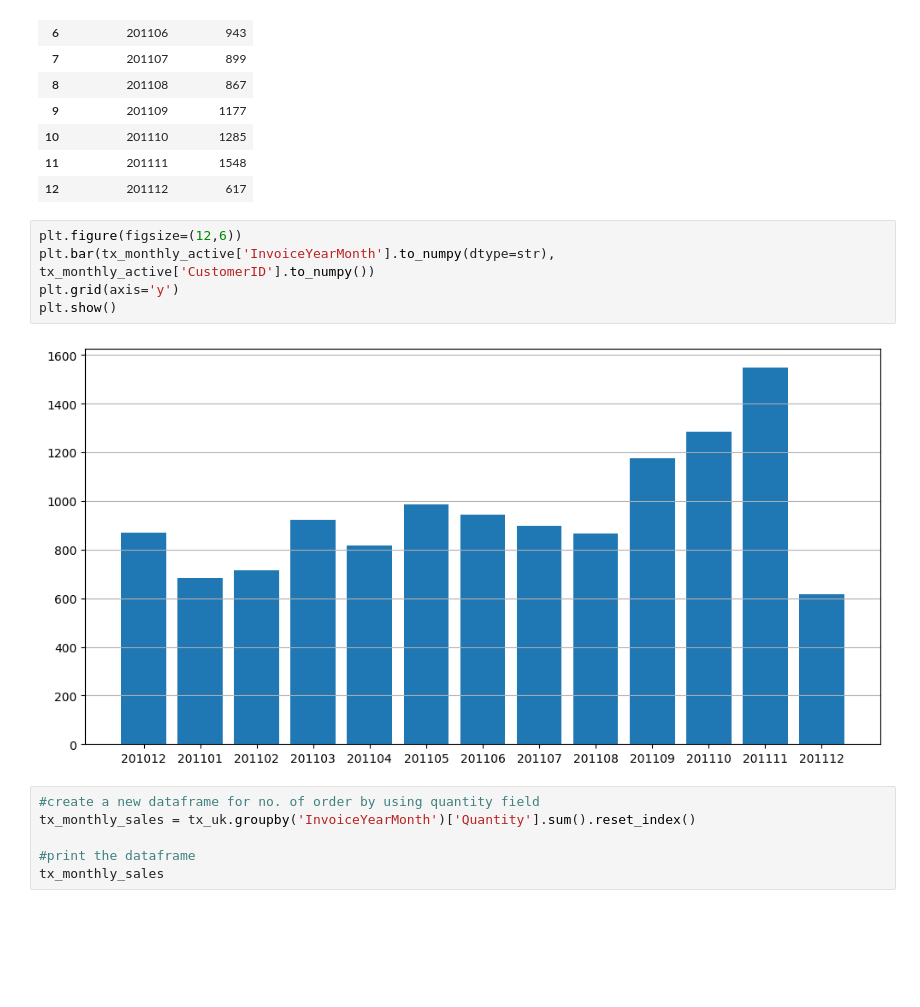
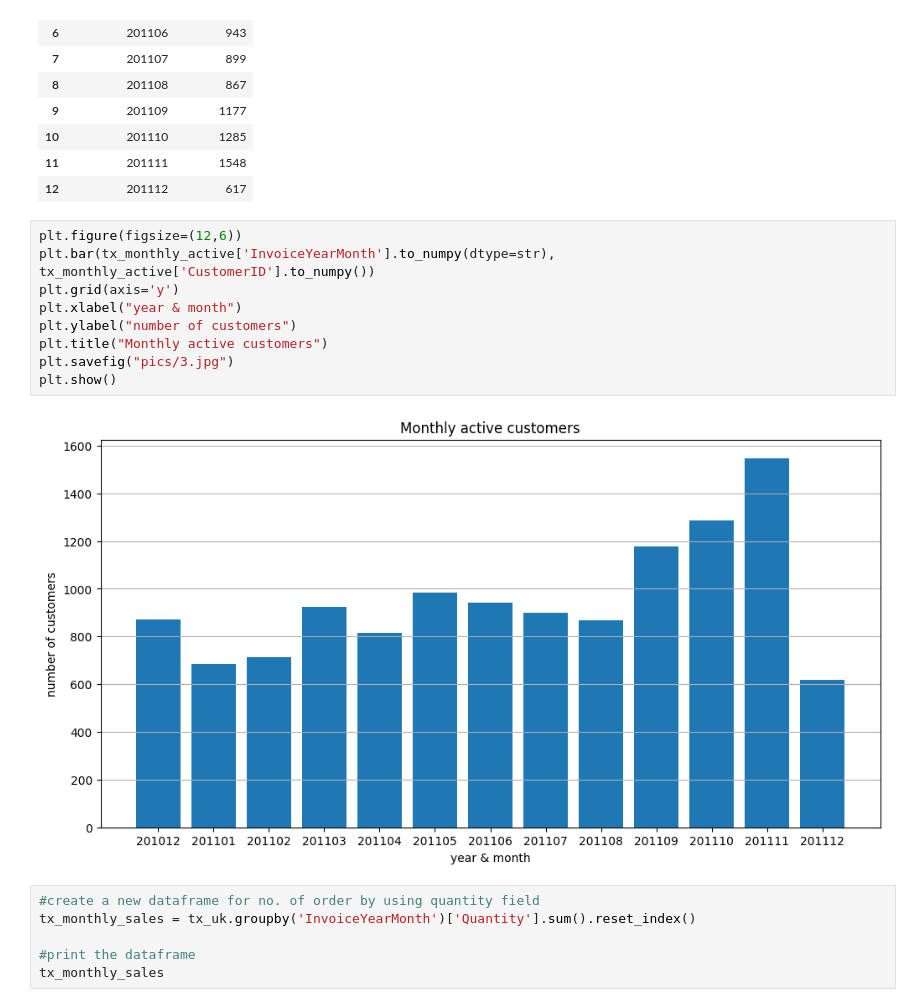
Before and after one commit to MahdiAhmadiKamal/PyLearn7-Data-Science, a Jupyter notebook: PyLearn7-Assignment39/online retail/online_retail.ipynb, the cells around one changed output. Drawn from its saved outputs; the diff is of its cells as text; blank space fills up the shorter version.

```diff
--- a/PyLearn7-Assignment39/online retail/online_retail.ipynb
+++ b/PyLearn7-Assignment39/online retail/online_retail.ipynb
@@ -105,10 +113,14 @@ tx_monthly_active
 # %%
 plt.figure(figsize=(12,6))
 plt.bar(tx_monthly_active['InvoiceYearMonth'].to_numpy(dtype=str), tx_monthly_active['CustomerID'].to_numpy())
 plt.grid(axis='y')
+plt.xlabel("year & month")
+plt.ylabel("number of customers")
+plt.title("Monthly active customers")
+plt.savefig("pics/3.jpg")
 plt.show()
 # %% [output]
-[figure, old version]
+[figure, new version]
 # %%
 #create a new dataframe for no. of order by using quantity field
 tx_monthly_sales = tx_uk.groupby('InvoiceYearMonth')['Quantity'].sum().reset_index()
```
Also changed, not shown: parts of 10 cells of this notebook, 10 other files.
